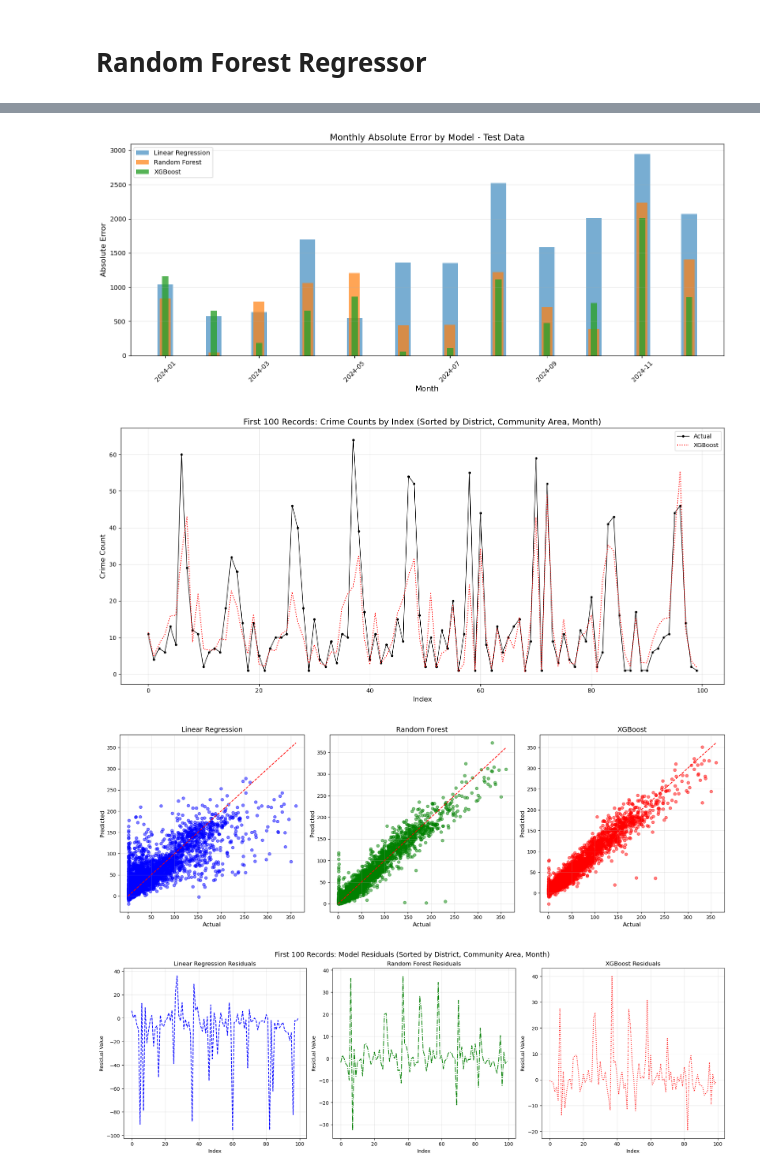
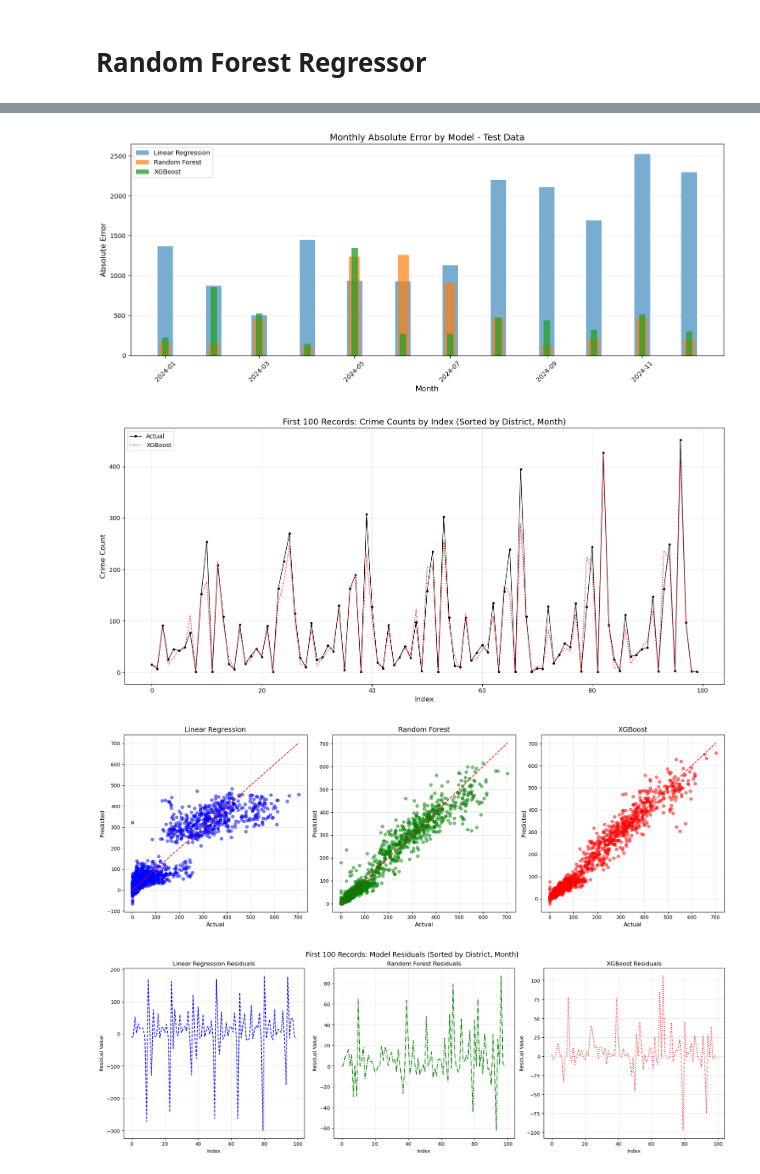
Before and after one commit to Lemonziz/IT5006Project, a Jupyter notebook: machine_learning_time_series.ipynb, the cells around one changed output, grey strips where cells are left out. Drawn from its saved outputs; the diff is of its cells as text; code cells hidden in the pictures.

```diff
--- a/machine_learning_time_series.ipynb
+++ b/machine_learning_time_series.ipynb
@@ -27,11 +12,12 @@ from sklearn.compose import ColumnTransformer
 from sklearn.pipeline import Pipeline
 from sklearn.linear_model import LinearRegression
 # %%
-categorical_cols = ["Location Group", "Season", "Community Area", "District"]
+categorical_cols = ["Location Group", "District"]
 numerical_cols = [
     "crime_count_lag1",
     "crime_count_lag2",
     "crime_count_lag3",
+    "crime_count_lag6",
     "crime_count_lag12",
     "crime_count_ma3",
     "crime_count_ma6",
@@ -41,6 +27,7 @@ numerical_cols = [
 ]
 
 # Split features and target
+df_train = df_train[df_train["crime_count"] > 0]
 X_train = df_train[categorical_cols + numerical_cols]
 y_train = df_train["crime_count"]
 X_test = df_test[categorical_cols + numerical_cols]
@@ -195,10 +178,10 @@ xg_model = Pipeline(
             "regressor",
             XGBRegressor(
                 n_estimators=200,
-                learning_rate=0.1,
+                learning_rate=0.2,
                 max_depth=7,
                 min_child_weight=5,
-                gamma=0.1,
+                gamma=0.2,
                 random_state=42,
             ),
         ),
@@ -486,48 +469,46 @@ plt.xticks(rotation=45)
 plt.tight_layout()
 plt.show()
 # %% [output]
-[figure, old version]
+[figure, new version]
 # %%
 # 3. Plots based on index (first 100 indexes)
 
-# Sort the test dataframe by a specific column (e.g., by District, then Community Area, then Month)
-sorted_df = df_test.sort_values(["District", "Community Area", "Month"]).reset_index(
-    drop=True
-)
+# Sort the test dataframe by a specific column (e.g., by District, then Month)
+sorted_df = df_test.sort_values(["District", "Month"]).reset_index(drop=True)
 
 plt.figure(figsize=(15, 7))
 plt.plot(
     sorted_df.index[:100],
     sorted_df["crime_count"][:100],
     marker="o",
     markersize=3,
     linewidth=1,
     label="Actual",
     color="black",
 )
 # plt.plot(sorted_df.index[:100], sorted_df['lr_pred'][:100], marker='', linestyle='--', label='Linear Regression', color='blue')
 # plt.plot(sorted_df.index[:100], sorted_df['rf_pred'][:100], marker='', linestyle='-.', label='Random Forest', color='green')
 plt.plot(
     sorted_df.index[:100],
     sorted_df["xg_pred"][:100],
     marker="",
     linestyle=":",
     label="XGBoost",
     color="red",
 )
 
 plt.title(
-    "First 100 Records: Crime Counts by Index (Sorted by District, Community Area, Month)",
+    "First 100 Records: Crime Counts by Index (Sorted by District, Month)",
     fontsize=14,
 )
 plt.xlabel("Index", fontsize=12)
 plt.ylabel("Crime Count", fontsize=12)
 plt.grid(True, alpha=0.3)
 plt.legend()
 plt.tight_layout()
 plt.show()
 # %% [output]
-[figure, old version]
+[figure, new version]
 # %%
 # 4. SCATTERPLOTS BY MODEL
 # =======================
@@ -567,15 +548,13 @@ axes[2].grid(True, alpha=0.3)
 plt.tight_layout()
 plt.show()
 # %% [output]
-[figure, old version]
+[figure, new version]
 # %%
 # 5. residuals plots
 fig, axes = plt.subplots(1, 3, figsize=(18, 6))
 
 # Sort dataframe
-sorted_df = df_test.sort_values(["District", "Community Area", "Month"]).reset_index(
-    drop=True
-)
+sorted_df = df_test.sort_values(["District", "Month"]).reset_index(drop=True)
 
 # Plot Linear Regression residuals
 axes[0].plot(
@@ -618,7 +597,7 @@ axes[2].grid(True, alpha=0.3)
 
 # Add a main title to the figure
 fig.suptitle(
-    "First 100 Records: Model Residuals (Sorted by District, Community Area, Month)",
+    "First 100 Records: Model Residuals (Sorted by District, Month)",
     fontsize=14,
 )
 
@@ -626,4 +605,4 @@ plt.tight_layout()
 plt.subplots_adjust(top=0.9)  # Make room for the suptitle
 plt.show()
 # %% [output]
-[figure, old version]
+[figure, new version]
```
Also changed, not shown: parts of 9 cells of this notebook, 4 other files.
